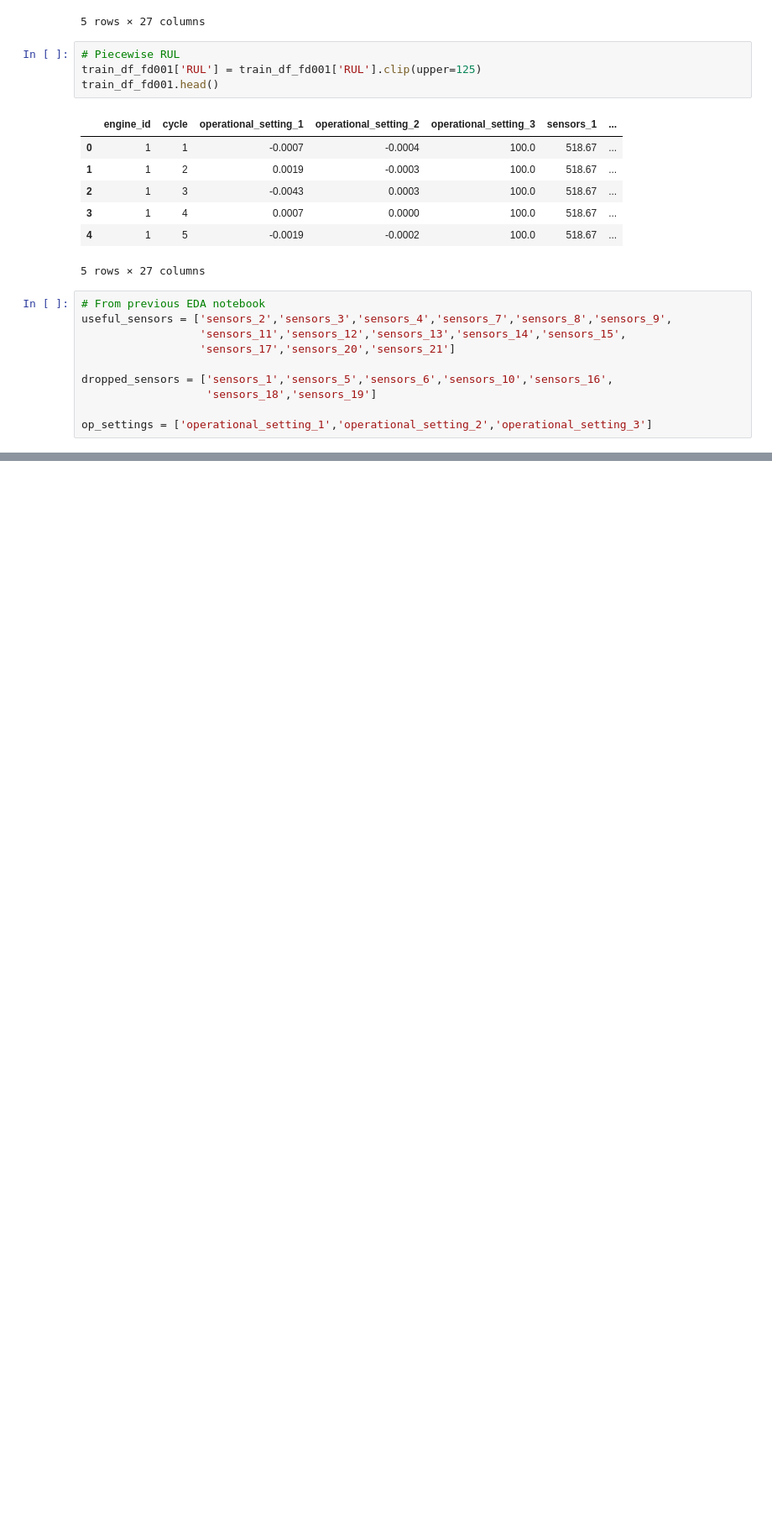
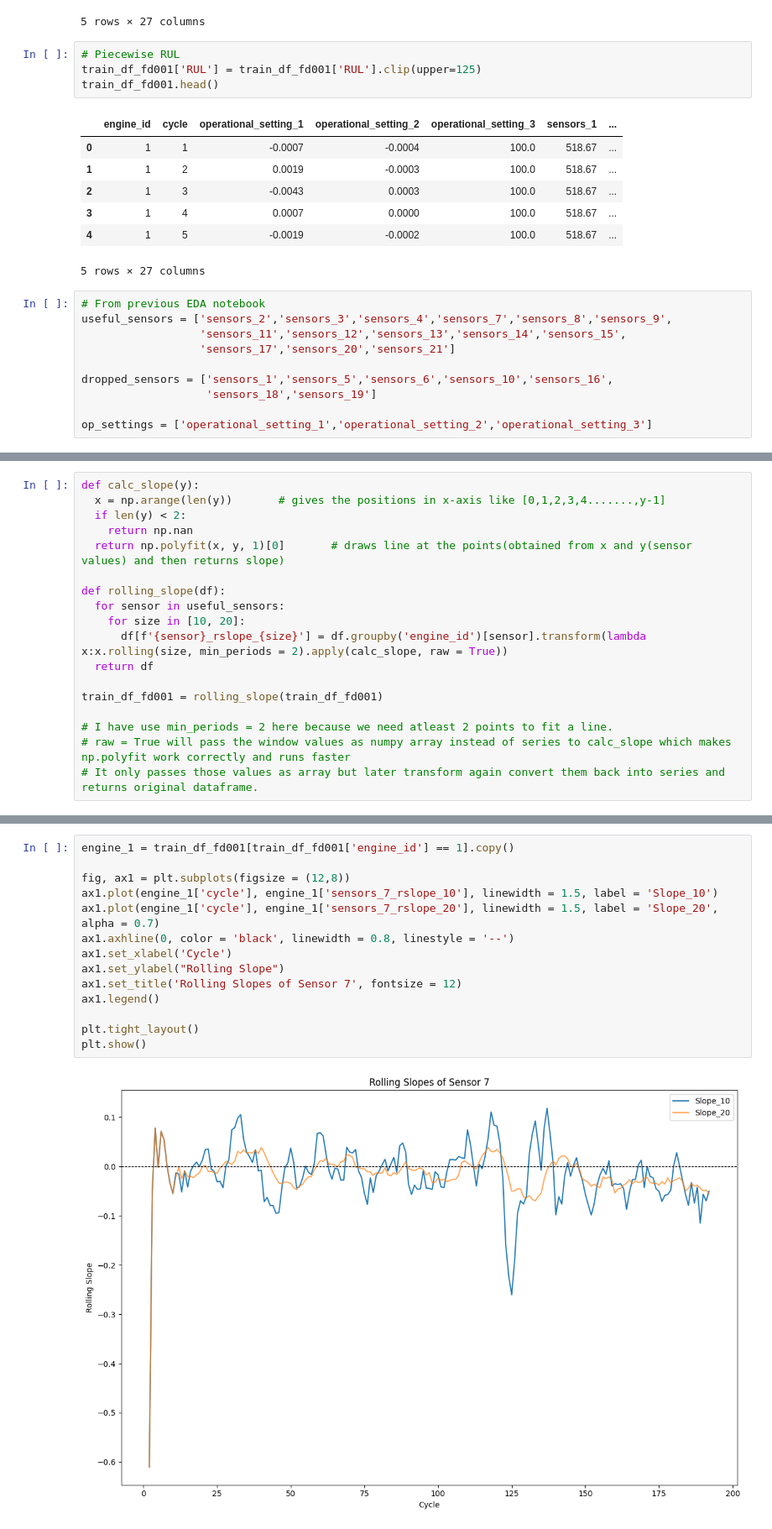
Before and after one commit to rikesh28/predictive_maintenance_engine, a Jupyter notebook: notebooks/02_feature_engineering.ipynb, the cells around one changed output, grey strips where cells are left out. Shown at 84% size. Drawn from its saved outputs; the diff is of its cells as text; blank space fills up the shorter version.

```diff
--- a/notebooks/02_feature_engineering.ipynb
+++ b/notebooks/02_feature_engineering.ipynb
@@ -93,0 +181,18 @@ op_settings = ['operational_setting_1','operational_setting_2','operational_sett
+# %%
+def calc_slope(y):
+  x = np.arange(len(y))       # gives the positions in x-axis like [0,1,2,3,4.......,y-1]
+  if len(y) < 2:
+    return np.nan
+  return np.polyfit(x, y, 1)[0]       # draws line at the points(obtained from x and y(sensor values) and then returns slope)
+
+def rolling_slope(df):
+  for sensor in useful_sensors:
+    for size in [10, 20]:
+      df[f'{sensor}_rslope_{size}'] = df.groupby('engine_id')[sensor].transform(lambda x:x.rolling(size, min_periods = 2).apply(calc_slope, raw = True))
+  return df
+
+train_df_fd001 = rolling_slope(train_df_fd001)
+
+# I have use min_periods = 2 here because we need atleast 2 points to fit a line.
+# raw = True will pass the window values as numpy array instead of series to calc_slope which makes np.polyfit work correctly and runs faster
+# It only passes those values as array but later transform again convert them back into series and returns original dataframe.
@@ -93,0 +209,16 @@ op_settings = ['operational_setting_1','operational_setting_2','operational_sett
+# %%
+engine_1 = train_df_fd001[train_df_fd001['engine_id'] == 1].copy()
+
+fig, ax1 = plt.subplots(figsize = (12,8))
+ax1.plot(engine_1['cycle'], engine_1['sensors_7_rslope_10'], linewidth = 1.5, label = 'Slope_10')
+ax1.plot(engine_1['cycle'], engine_1['sensors_7_rslope_20'], linewidth = 1.5, label = 'Slope_20', alpha = 0.7)
+ax1.axhline(0, color = 'black', linewidth = 0.8, linestyle = '--')
+ax1.set_xlabel('Cycle')
+ax1.set_ylabel("Rolling Slope")
+ax1.set_title('Rolling Slopes of Sensor 7', fontsize = 12)
+ax1.legend()
+
+plt.tight_layout()
+plt.show()
+# %% [output]
+[figure, added]
```
Also changed, not shown: parts of 15 cells of this notebook.
